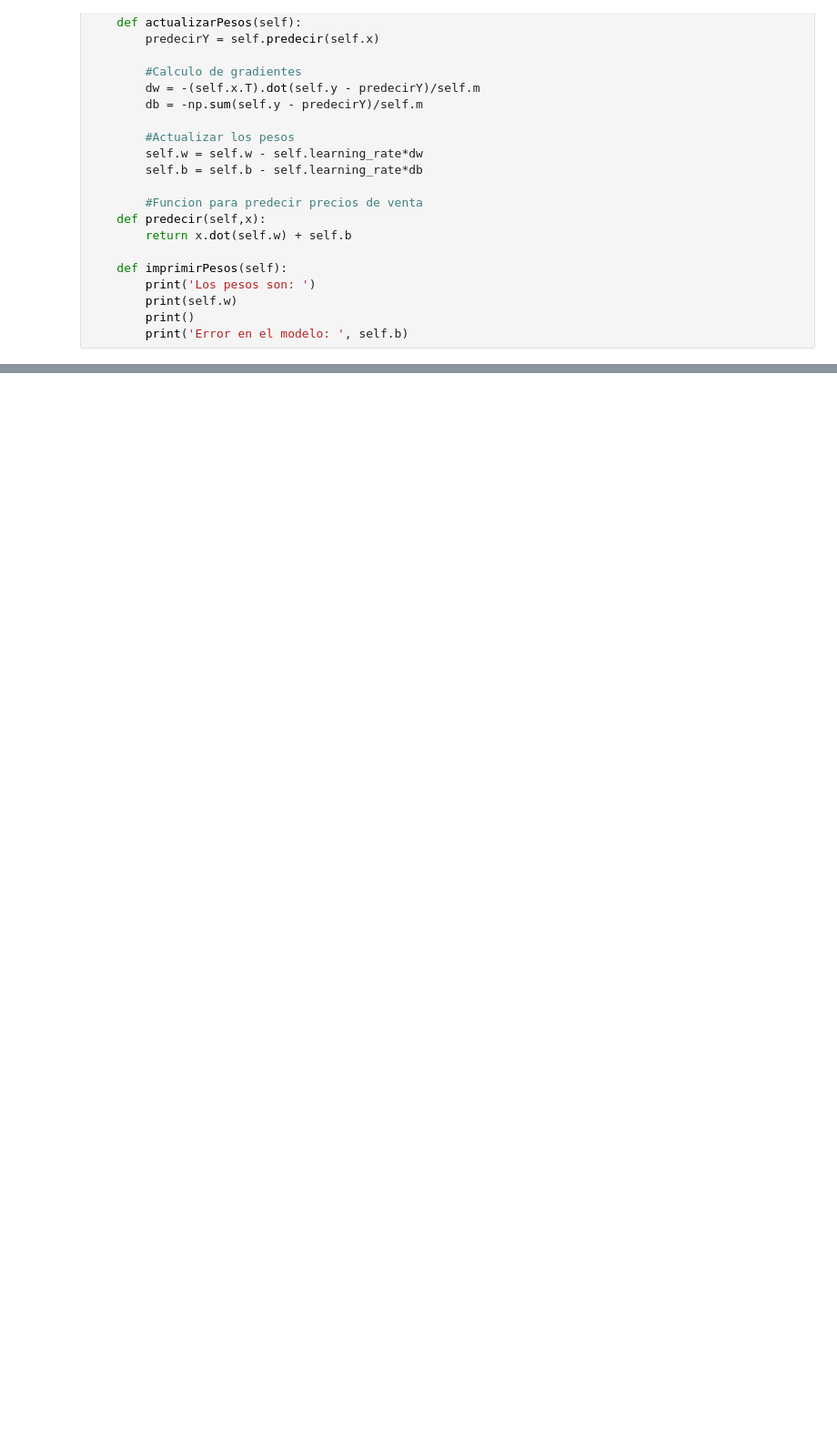
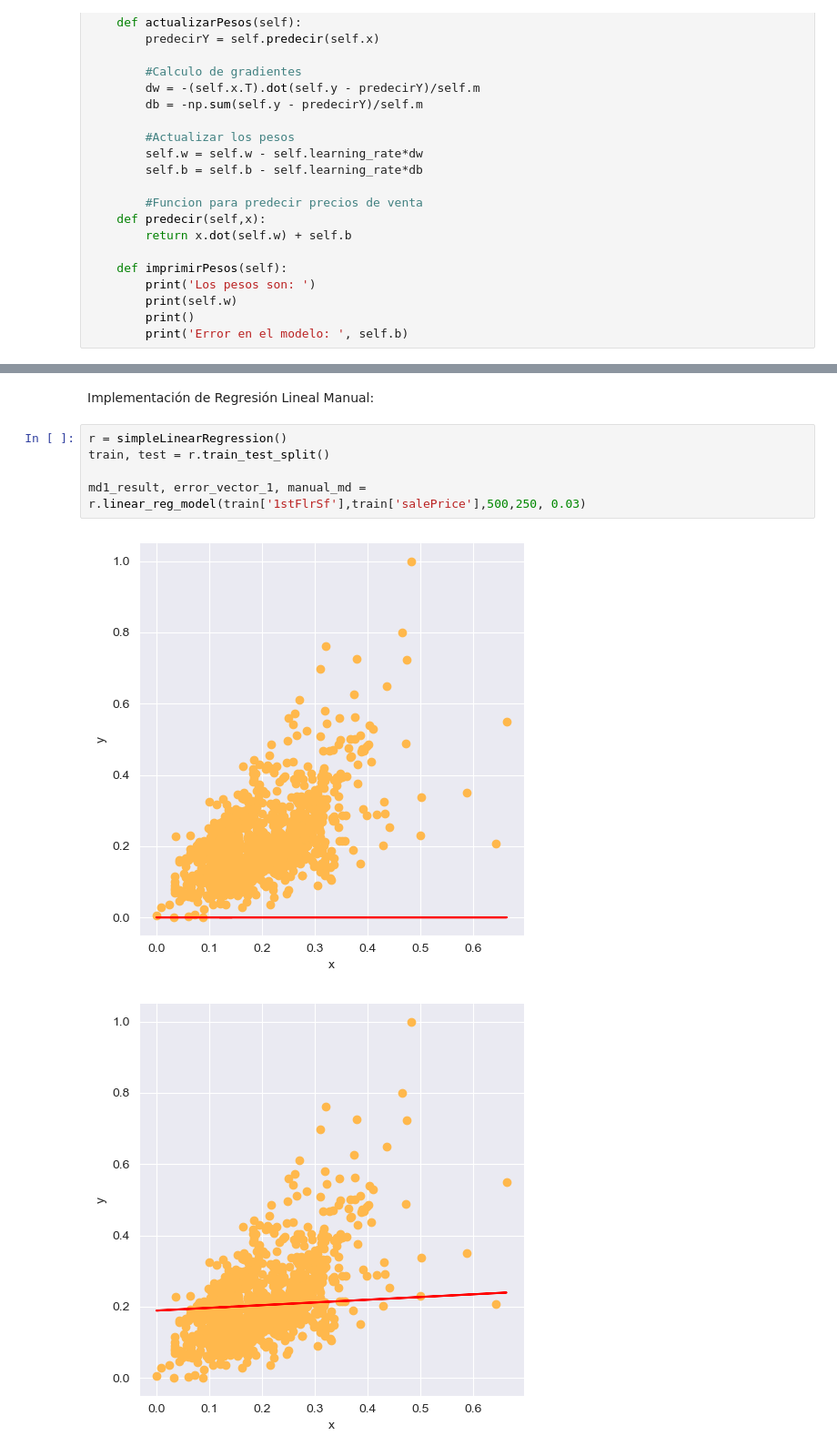
Before and after one commit to amiranda29/ProyectoRegresionLineal, a Jupyter notebook: Proyecto1.ipynb, the cells around one changed output, grey strips where cells are left out. Shown at 91% size. Saved outputs shown, nothing was run; the diff lists cells and outputs as text; blank space fills up the shorter version.

```diff
--- a/Proyecto1.ipynb
+++ b/Proyecto1.ipynb
@@ -307,0 +389,10 @@ Error en el modelo:  -6.788340480887644e+267
+# %% [markdown]
+Implementación de Regresión Lineal Manual:
+# %%
+r = simpleLinearRegression()
+train, test = r.train_test_split()
+
+md1_result, error_vector_1, manual_md = r.linear_reg_model(train['1stFlrSf'],train['salePrice'],500,250, 0.03)
+# %% [output]
+[figure, added]
+[figure, added]
```
Also changed, not shown: parts of 17 cells of this notebook.
